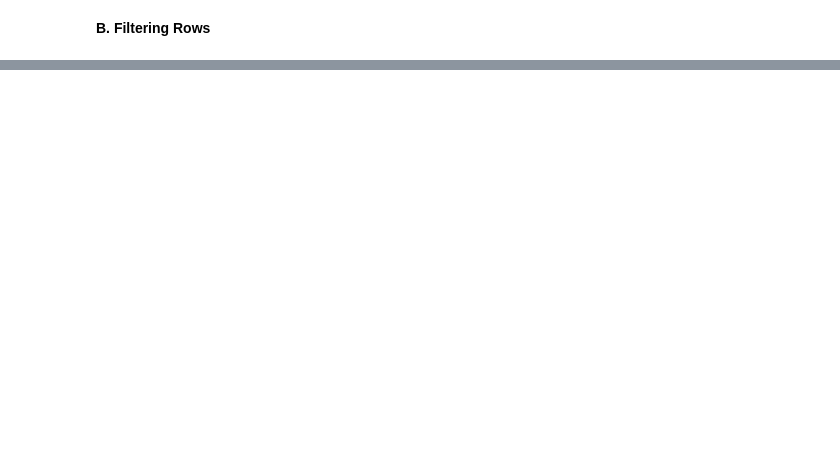
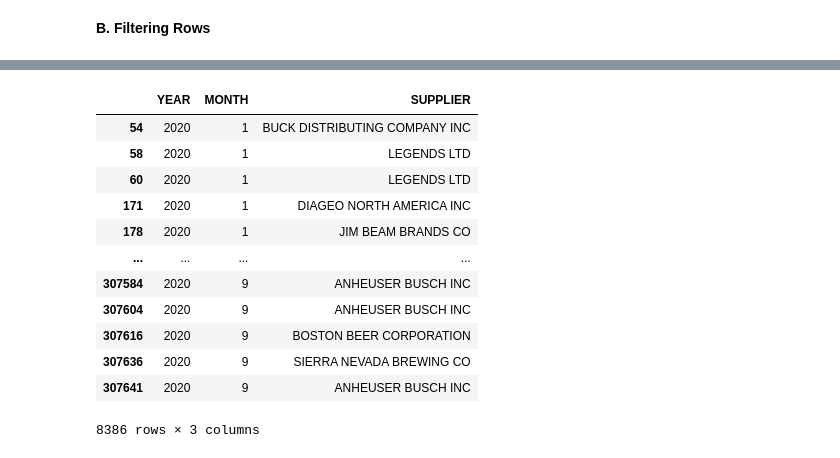
Before and after one commit to QUADRIABUBAKAR/ACCESS-Data-science-assignment, a Jupyter notebook: Week_2_Session_3;_Data_Handling_1_Assignment.ipynb, the cells around one changed output, grey strips where cells are left out. Saved outputs shown, nothing was run; the diff lists cells and outputs as text; code cells hidden in the pictures; blank space fills up the shorter version.

```diff
--- a/Week_2_Session_3;_Data_Handling_1_Assignment.ipynb
+++ b/Week_2_Session_3;_Data_Handling_1_Assignment.ipynb
@@ -55,0 +154,17 @@ Display only 2–3 selected columns for those rows.
+# %%
+#Display only 2–3 selected columns for those rows.
+data_sales.loc[(data_sales['WAREHOUSE SALES'] > 25) & (data_sales['RETAIL SALES'] >= 30), data_sales.columns[:3]]
+# %% [output]
+|  | YEAR | MONTH | SUPPLIER |
+| 54 | 2020 | 1 | BUCK DISTRIBUTING COMPANY INC |
+| 58 | 2020 | 1 | LEGENDS LTD |
+| 60 | 2020 | 1 | LEGENDS LTD |
+| 171 | 2020 | 1 | DIAGEO NORTH AMERICA INC |
+| 178 | 2020 | 1 | JIM BEAM BRANDS CO |
+| ... | ... | ... | ... |
+| 307584 | 2020 | 9 | ANHEUSER BUSCH INC |
+| 307604 | 2020 | 9 | ANHEUSER BUSCH INC |
+| 307616 | 2020 | 9 | BOSTON BEER CORPORATION |
+| 307636 | 2020 | 9 | SIERRA NEVADA BREWING CO |
+| 307641 | 2020 | 9 | ANHEUSER BUSCH INC |
+8386 rows × 3 columns
```
Also changed, not shown: parts of 18 cells of this notebook.
